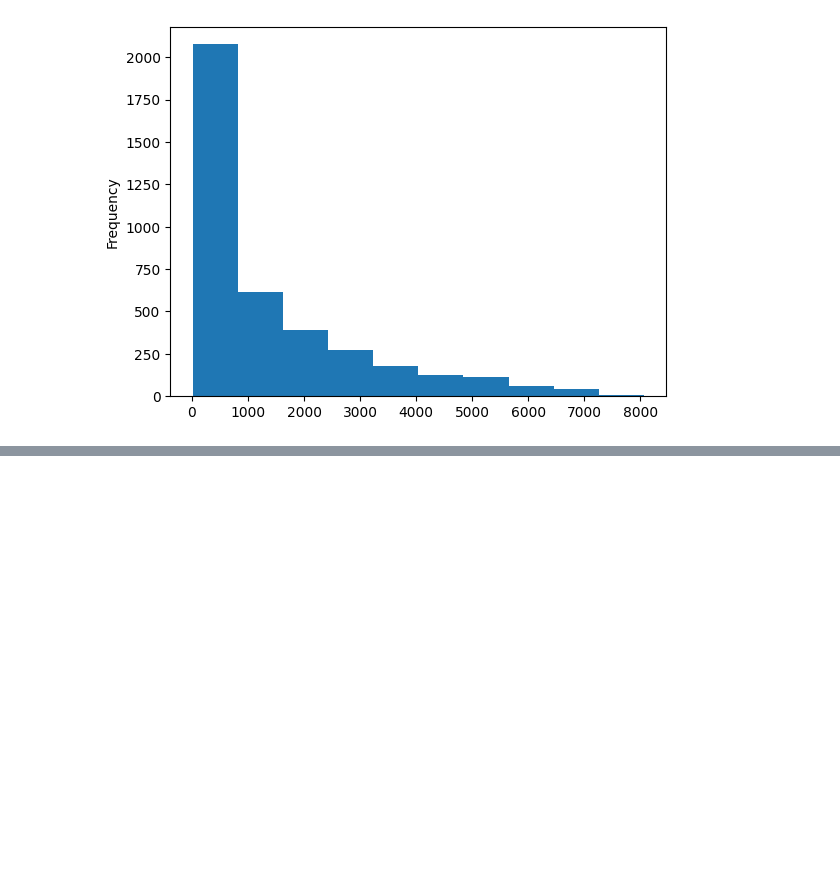
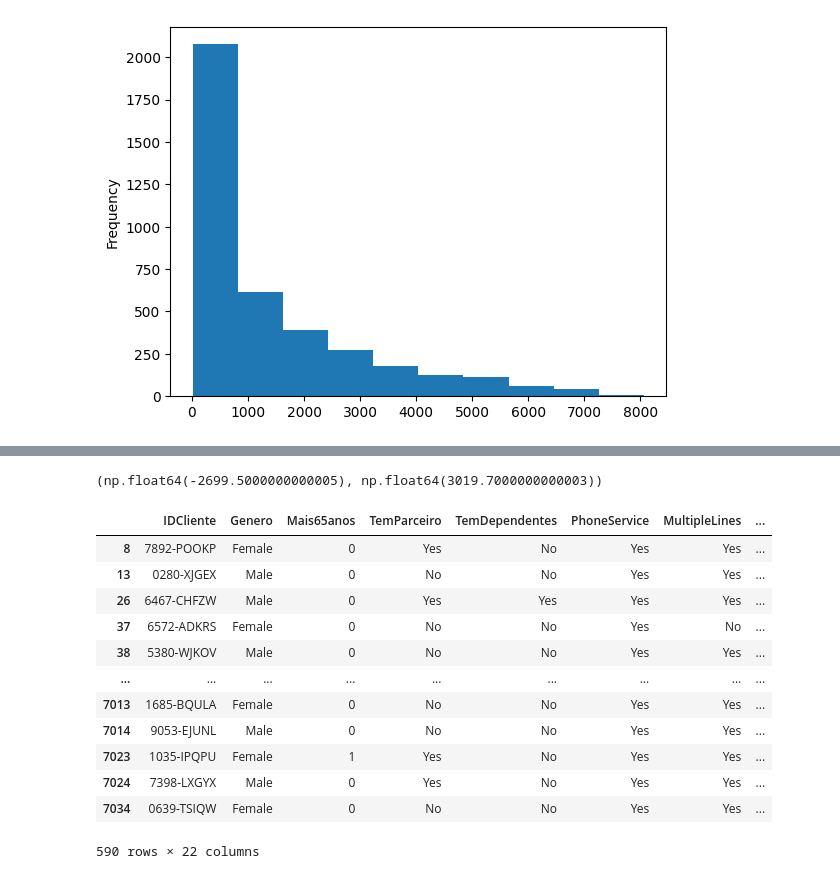
Before and after one commit to Weslley-Prado/eda, a Jupyter notebook: eda/eda_churn.ipynb, the cells around one changed output, grey strips where cells are left out. Saved outputs shown, nothing was run; the diff lists cells and outputs as text; code cells hidden in the pictures; blank space fills up the shorter version.

```diff
--- a/eda/eda_churn.ipynb
+++ b/eda/eda_churn.ipynb
@@ -938,0 +941,24 @@ iqr_TotalCharges_month
+# %%
+# Limites inferior e superior
+limInf_TotalCharges_month = q1_TotalCharges_month - (iqr_TotalCharges_month * 1.5)
+limSup_TotalCharges_month = q1_TotalCharges_month + (iqr_TotalCharges_month * 1.5)
+
+limInf_TotalCharges_month, limSup_TotalCharges_month
+# %% [output]
+(np.float64(-2699.5000000000005), np.float64(3019.7000000000003))
+# %%
+df_churn_month[(df_churn_month.TotalCharges<limInf_TotalCharges_month)| (df_churn_month.TotalCharges> limSup_TotalCharges_month)]
+# %% [output]
+|  | IDCliente | Genero | Mais65anos | TemParceiro | TemDependentes | PhoneService | MultipleLines | ... |
+| 8 | 7892-POOKP | Female | 0 | Yes | No | Yes | Yes | ... |
+| 13 | 0280-XJGEX | Male | 0 | No | No | Yes | Yes | ... |
+| 26 | 6467-CHFZW | Male | 0 | Yes | Yes | Yes | Yes | ... |
+| 37 | 6572-ADKRS | Female | 0 | No | No | Yes | No | ... |
+| 38 | 5380-WJKOV | Male | 0 | No | No | Yes | Yes | ... |
+| ... | ... | ... | ... | ... | ... | ... | ... | ... |
+| 7013 | 1685-BQULA | Female | 0 | No | No | Yes | Yes | ... |
+| 7014 | 9053-EJUNL | Male | 0 | No | No | Yes | Yes | ... |
+| 7023 | 1035-IPQPU | Female | 1 | Yes | No | Yes | Yes | ... |
+| 7024 | 7398-LXGYX | Male | 0 | Yes | No | Yes | Yes | ... |
+| 7034 | 0639-TSIQW | Female | 0 | No | No | Yes | Yes | ... |
+590 rows × 22 columns
```
Also changed, not shown: parts of 2 cells of this notebook.
